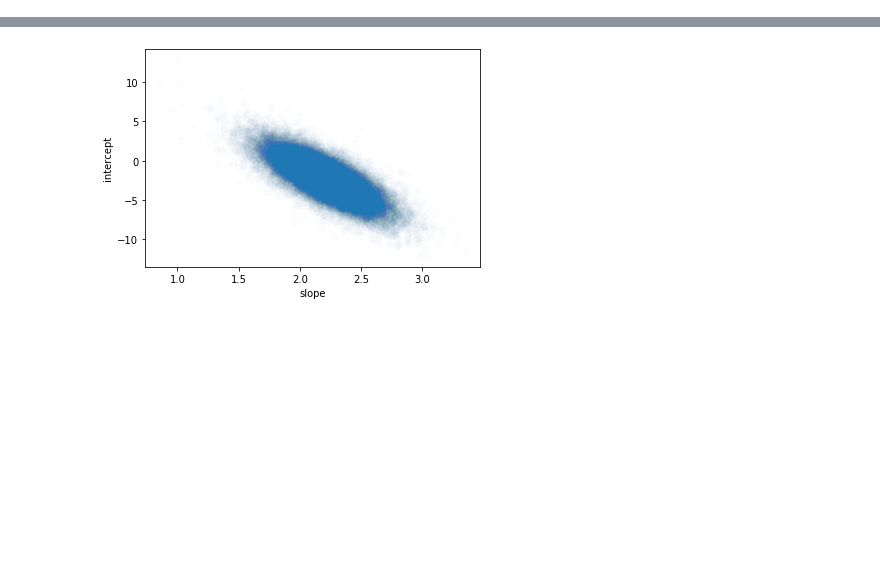
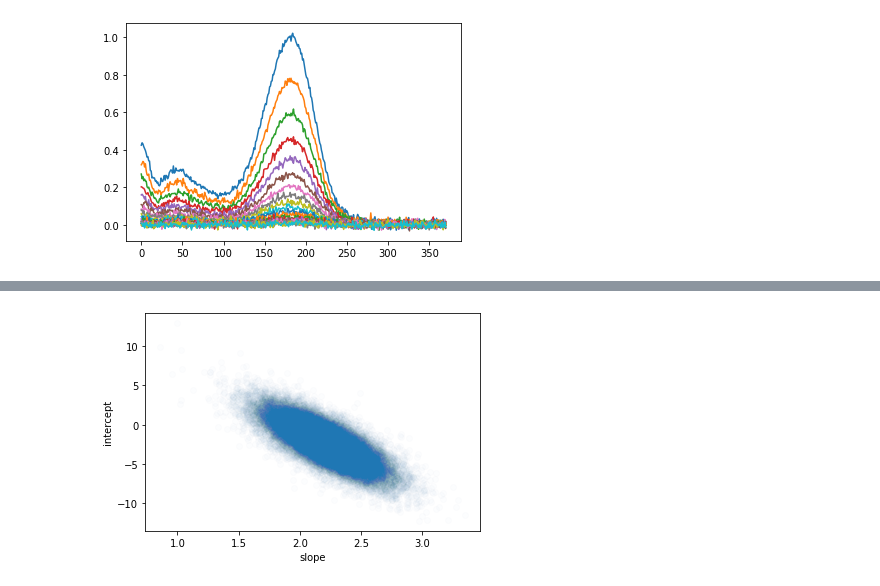
Before and after one commit to dmadea/Jupyter-Tutorials, a Jupyter notebook: MCMC/pymc3.ipynb, the cells around one changed output, grey strips where cells are left out. Saved outputs shown, nothing was run; the diff lists cells and outputs as text; code cells hidden in the pictures; blank space fills up the shorter version.

```diff
--- a/MCMC/pymc3.ipynb
+++ b/MCMC/pymc3.ipynb
@@ -22,3 +30,41 @@ y = np.random.normal(y, 5)
+# %%
+eps = np.loadtxt(r'C:\Users\Dominik\Documents\MUNI\Organic Photochemistry\Projects\2019-Bilirubin project\UV-VIS\QY measurement\Photodiode\new setup\spectra_fit.csv',
+                 delimiter=',', skiprows=1)
+ST = eps[:, 1].T  # ST is a matrix of n x w
+ST /= ST.max()
+
+wls = eps[:, 0]
+N = 20
+times = np.linspace(0, 100, N)
+k = 0.05
+
+C = np.exp(-k * times[:, None])
+D = C @ ST[None, :]
+
+D = np.random.normal(D, 0.01)
+
+
+plt.plot(wls, D.T)
+plt.show()
+
+# plt.plot(times, C)
+# plt.show()
+
+
+
+
+# theta = np.asarray([1.5, 0.5, 0.1])
+# N = 200
+
+# # np.random.seed(10)
+# x =  np.random.rand(N) * 20
+# x = np.sort(x)
+# y = _model(theta, x)
+
+# # x = np.random.normal(x, 5)
+# y = np.random.normal(y, 0.3)
+# %% [output]
+[figure, added]
 # %%
 plt.plot(x, y, 'o')
 # %% [output]
```
Also changed, not shown: parts of 9 cells of this notebook, 1 other file.
